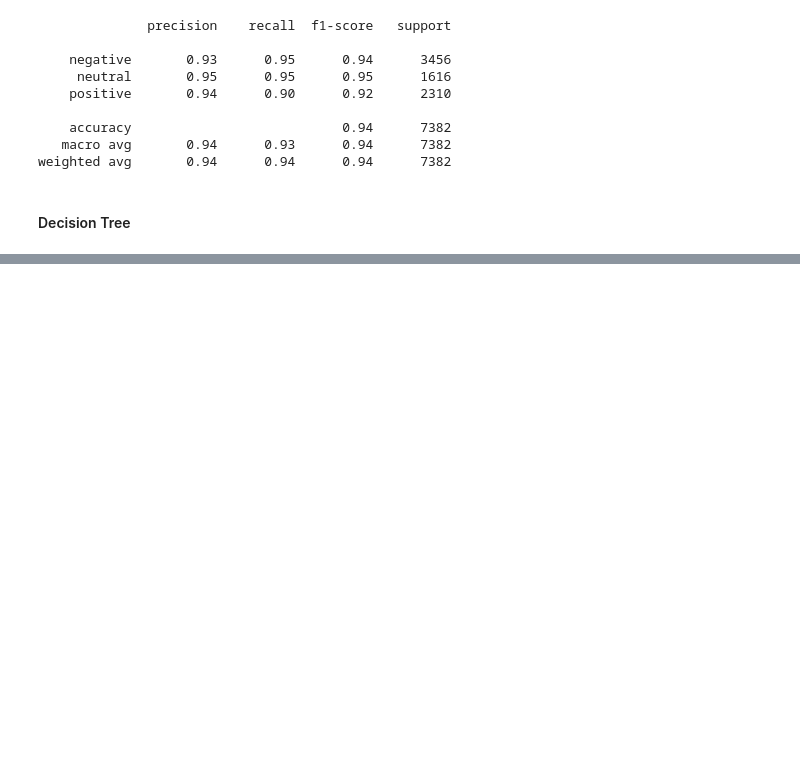
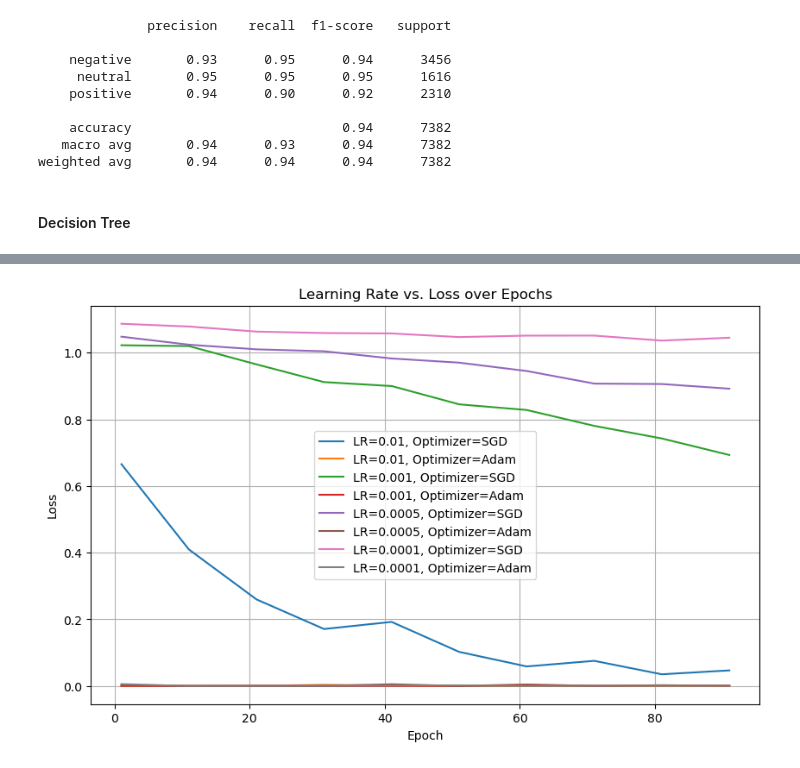
Before and after one commit to WillisYangg/FYP_Sentic_API, a Jupyter notebook: Labelled_Data/lexicon_compare.ipynb, the cells around one changed output, grey strips where cells are left out. Cells and saved outputs as stored; diff of their text form; code cells hidden in the pictures; blank space fills up the shorter version.

```diff
--- a/Labelled_Data/lexicon_compare.ipynb
+++ b/Labelled_Data/lexicon_compare.ipynb
@@ -361,10 +374,21 @@ reddit_df.head()
 #### Bag of Words
 # %%
 from sklearn.feature_extraction.text import CountVectorizer
+from sklearn.feature_extraction.text import CountVectorizer
 
-reddit_df['reviews_text_new'] = reddit_df['After_lemmatization'].copy()
+
+reddit_df['text_new'] = reddit_df['new_text'].copy()
 
 vec = CountVectorizer()
-X = vec.fit_transform(reddit_df['reviews_text_new'])
+X = vec.fit_transform(reddit_df['text_new'])
 df = pd.DataFrame(X.toarray(), columns = vec.get_feature_names_out())
-df.head()
+
+vect = CountVectorizer()
+vect.fit(reddit_df['text_new'])
+vect.get_feature_names_out()
+simple_train_dtm = vect.transform(reddit_df['text_new'])
+
+bow_counts = CountVectorizer(tokenizer= word_tokenize,
+                             ngram_range=(1,3))
+
+bow_data = bow_counts.fit_transform(reddit_df['text_new'])
@@ -422,7 +407,7 @@ tfidf_counts = TfidfVectorizer(tokenizer= word_tokenize,
                                stop_words=noise_words,
                                ngram_range=(1,1))
 
-tfidf_data = tfidf_counts.fit_transform(reddit_df['reviews_text_new'])
+tfidf_data = tfidf_counts.fit_transform(reddit_df['text_new'])
 # %%
 X_train_tfidf, X_test_tfidf, y_train_tfidf, y_test_tfidf = train_test_split(tfidf_data,
                                                                             reddit_df['sentiment'],
@@ -564,0 +663,3 @@ weighted avg       0.89      0.89      0.89      7382
+# %%
+df = pd.read_excel('../Reddit Data/model loss.xlsx')
+df.head()
@@ -564,0 +673,22 @@ weighted avg       0.89      0.89      0.89      7382
+# %%
+import matplotlib.pyplot as plt
+
+learning_rates = df['learning_rate'].unique()
+optimizers = df['optimizer'].unique()
+epochs = range(1, 100, 10)
+
+plt.figure(figsize=(10, 6))
+
+for lr in learning_rates:
+    for optimizer in optimizers:
+        optimizer_data = df[(df['learning_rate'] == lr) & (df['optimizer'] == optimizer)]
+        plt.plot(epochs, optimizer_data.iloc[0, 2:], label=f'LR={lr}, Optimizer={optimizer}')
+
+plt.title('Learning Rate vs. Loss over Epochs')
+plt.xlabel('Epoch')
+plt.ylabel('Loss')
+plt.legend()
+plt.grid(True)
+plt.show()
+# %% [output]
+[figure, added]
```
Also changed, not shown: parts of 19 cells of this notebook, 2 other files.
